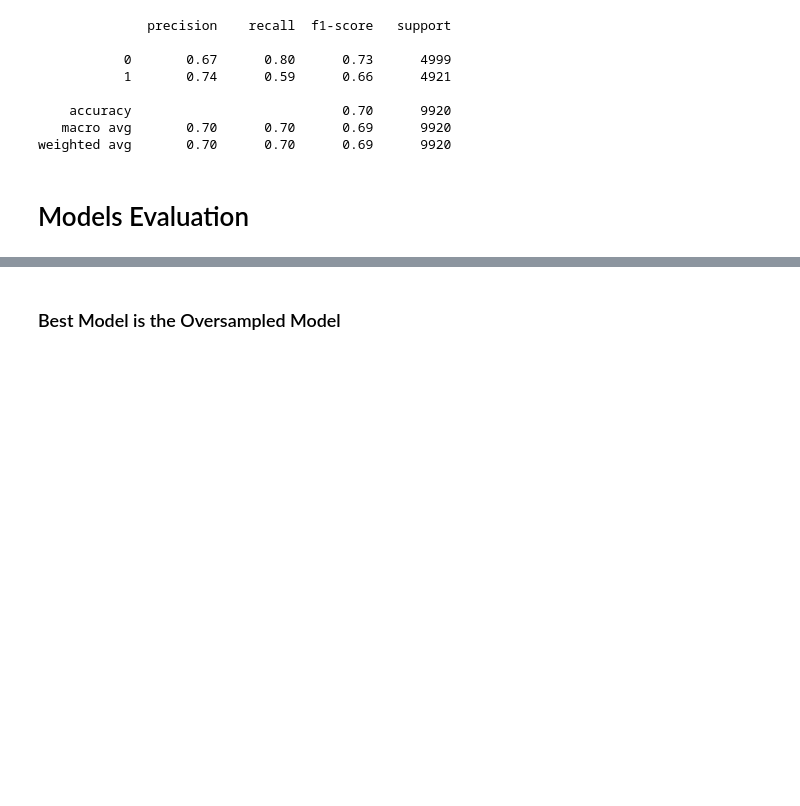
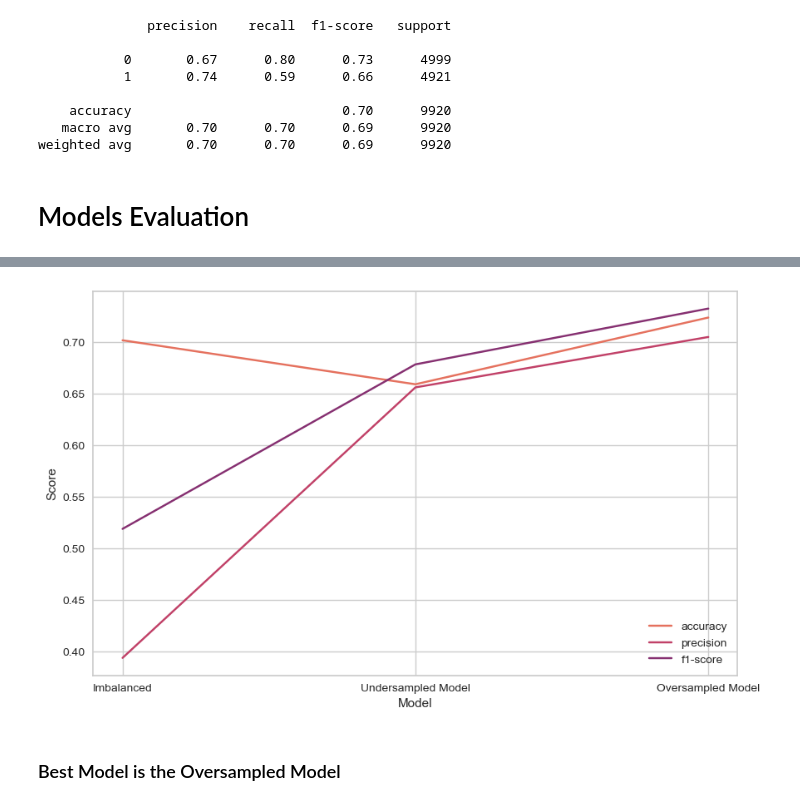
Before and after one commit to georgembugua00/credit_risk_classifier, a Jupyter notebook: notebook.ipynb, the cells around one changed output, grey strips where cells are left out. Cells and saved outputs as stored; diff of their text form; code cells hidden in the pictures; blank space fills up the shorter version.

```diff
--- a/notebook.ipynb
+++ b/notebook.ipynb
@@ -659,7 +665,7 @@ Name: count, dtype: int64
 # %%
 X_train_fs,X_test_fs,y_train_fs,y_test_fs = train_test_split(X,y,test_size=0.2,random_state=42)
 # %%
-rfe = RFE(estimator=DecisionTreeClassifier(),n_features_to_select=5)
+rfe = RFE(estimator=DecisionTreeClassifier(),n_features_to_select=6)
 # %%
 rfe.fit(X_train_fs,y_train_fs)
 # %% [output]
@@ -912,0 +892,10 @@ plt.show()
+# %%
+# Create 3 metric groups for the 3 models
+imbalance_model = {"accuracy": 0.7015822784810126,"precision": 0.39388071262587143,"f1-score": 0.5188775510204081}
+
+undersample_model = {"accuracy": 0.6589489158397648,"precision": 0.6559356136820925,"f1-score": 0.6782246879334258}
+
+oversample_model = {"accuracy":0.7235887096774194, "precision":0.7047547453486187,"f1-score":0.7322788517867604}
+# %%
+metrics = {'Imbalanced': imbalance_model, "Undersampled Model": undersample_model,"Oversampled Model": oversample_model}
+metrics
@@ -913,3 +912,22 @@ plt.show()
+# %%
+plt.figure(figsize=(10, 6))
+
+# Define the color palette
+palette = sns.color_palette("flare", n_colors=3)
+
+# Plot each metric with a different color
+for i, metric in enumerate(['accuracy', 'precision', 'f1-score']):
+    sns.lineplot(x=list(metrics.keys()), y=[m[metric] for m in metrics.values()], label=metric, color=palette[i])
+
+# Add labels and legend
+plt.xlabel('Model')
+plt.ylabel('Score')
+plt.legend()
+
+# Show the plot
+plt.show()
+# %% [output]
+[figure, added]
 # %% [markdown]
 ### Best Model is the Oversampled Model
 # %% [markdown]
```
Also changed, not shown: parts of 40 cells of this notebook.
